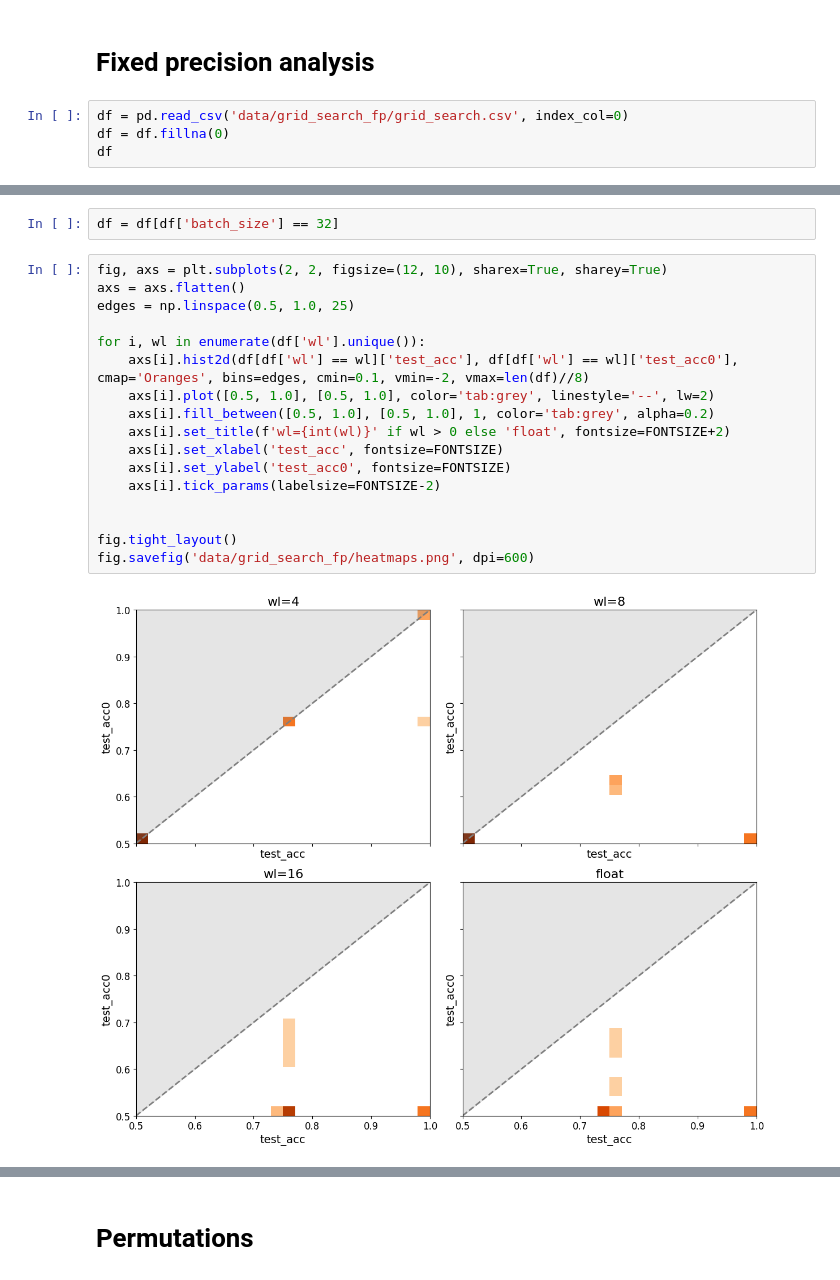
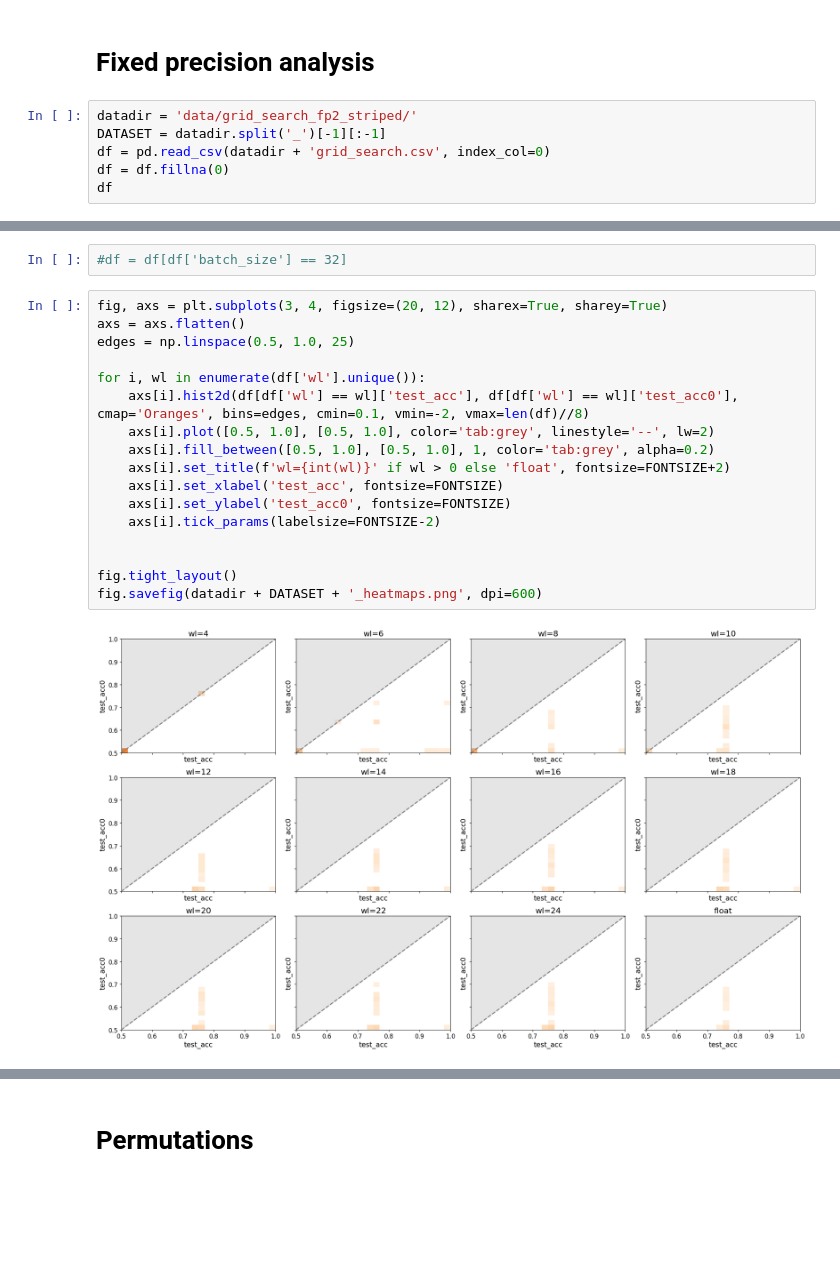
Before and after one commit to c0pp1/TTN4HEP, a Jupyter notebook: TTN/grid_search_results.ipynb, the cells around one changed output, grey strips where cells are left out. Saved outputs shown, nothing was run; the diff lists cells and outputs as text; blank space fills up the shorter version.

```diff
--- a/TTN/grid_search_results.ipynb
+++ b/TTN/grid_search_results.ipynb
@@ -257,7 +257,9 @@ fig.savefig(root_dir + 'heatmap_mean_max.png', dpi=600)
 # %% [markdown]
 # Fixed precision analysis
 # %%
-df = pd.read_csv('data/grid_search_fp/grid_search.csv', index_col=0)
+datadir = 'data/grid_search_fp2_striped/'
+DATASET = datadir.split('_')[-1][:-1]
+df = pd.read_csv(datadir + 'grid_search.csv', index_col=0)
 df = df.fillna(0)
 df
 # %% [output]
@@ -277,21 +293,21 @@ df
 # %%
-df = df[df['batch_size'] == 32]
+#df = df[df['batch_size'] == 32]
 # %%
-fig, axs = plt.subplots(2, 2, figsize=(12, 10), sharex=True, sharey=True)
+fig, axs = plt.subplots(3, 4, figsize=(20, 12), sharex=True, sharey=True)
 axs = axs.flatten()
 edges = np.linspace(0.5, 1.0, 25)
 
 for i, wl in enumerate(df['wl'].unique()):
     axs[i].hist2d(df[df['wl'] == wl]['test_acc'], df[df['wl'] == wl]['test_acc0'], cmap='Oranges', bins=edges, cmin=0.1, vmin=-2, vmax=len(df)//8)
     axs[i].plot([0.5, 1.0], [0.5, 1.0], color='tab:grey', linestyle='--', lw=2)
     axs[i].fill_between([0.5, 1.0], [0.5, 1.0], 1, color='tab:grey', alpha=0.2)
     axs[i].set_title(f'wl={int(wl)}' if wl > 0 else 'float', fontsize=FONTSIZE+2)
     axs[i].set_xlabel('test_acc', fontsize=FONTSIZE)
     axs[i].set_ylabel('test_acc0', fontsize=FONTSIZE)
     axs[i].tick_params(labelsize=FONTSIZE-2)
 
 
 fig.tight_layout()
-fig.savefig('data/grid_search_fp/heatmaps.png', dpi=600)
+fig.savefig(datadir + DATASET + '_heatmaps.png', dpi=600)
 # %% [output]
-[figure, old version]
+[figure, new version]
```
Also changed, not shown: parts of 10 cells of this notebook, 3 other files.
